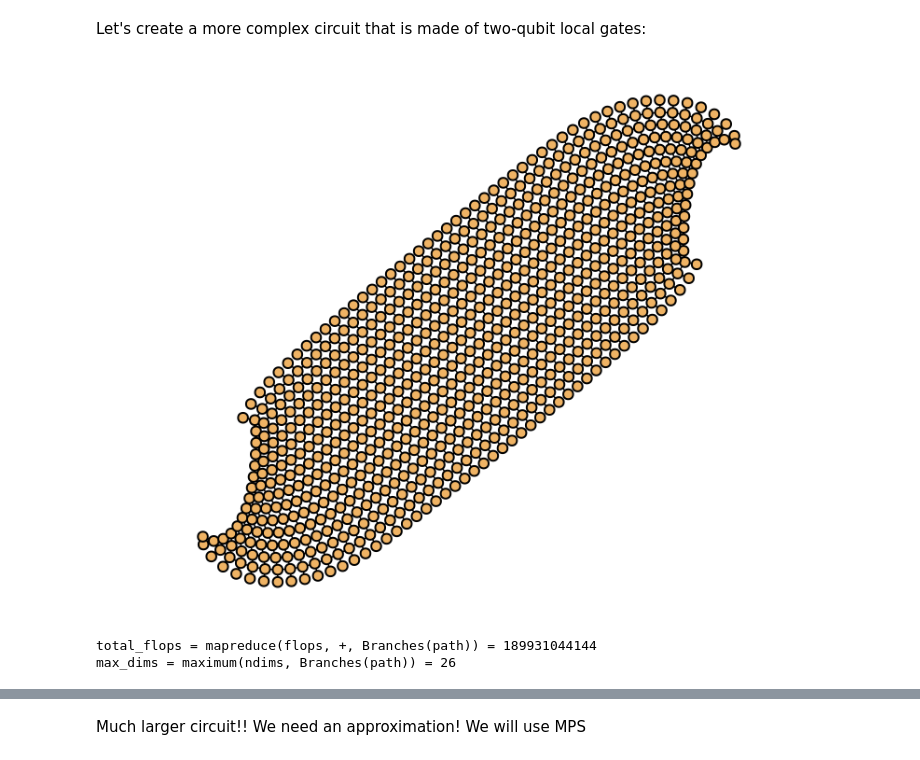
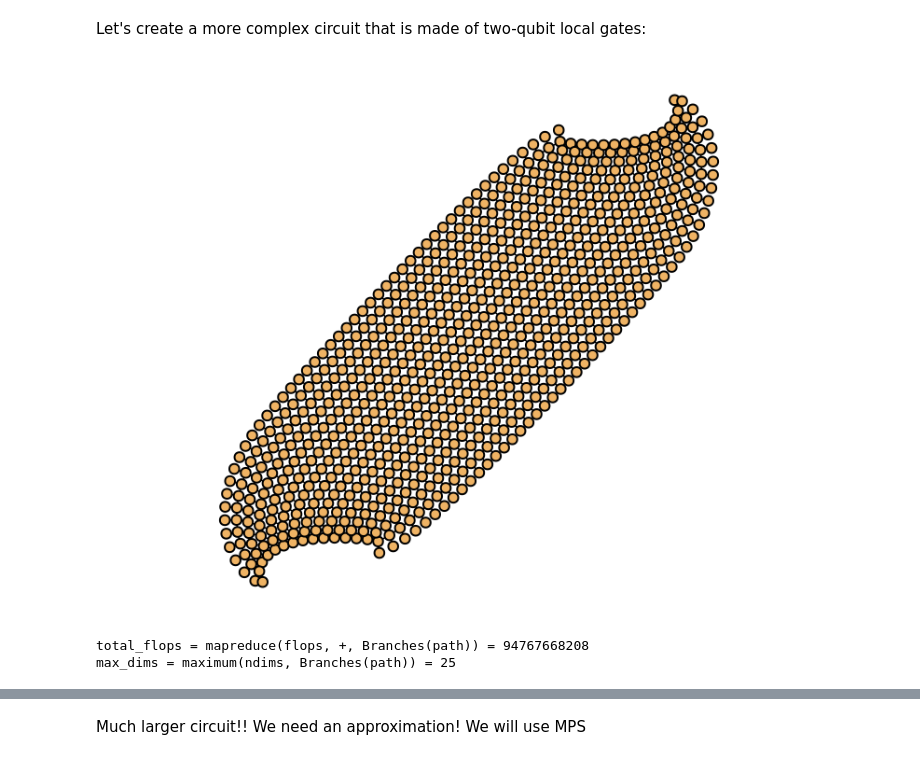
Before and after one commit to bsc-quantic/benasque-notebook, a Jupyter notebook: notebook.ipynb, the cells around one changed output, grey strips where cells are left out. Drawn from its saved outputs; the diff is of its cells as text; code cells hidden in the pictures.

```diff
--- a/notebook.ipynb
+++ b/notebook.ipynb
@@ -133,24 +123,22 @@ for i in 1:depth
     end
 end
 # %%
-qtn = Quantum(circ)
+U = Quantum(circ)
 
 ψᵢₙ = Product(fill([1, 0], n))
 ψₒᵤₜ = Product(fill([1, 0], n))
 
-Qrochet.@reindex! inputs(qtn) => outputs(ψᵢₙ)
-Qrochet.@reindex! outputs(qtn) => outputs(ψₒᵤₜ)
-
-tn = merge(TensorNetwork(ψᵢₙ), TensorNetwork(qtn), TensorNetwork(ψₒᵤₜ))
+qtn = merge(Quantum(ψᵢₙ), U, Quantum(ψₒᵤₜ)')
+tn = TensorNetwork(qtn)
 
 plot(tn; layout=Stress())
 # %% [output]
-[figure, old version]
+[figure, new version]
 # %%
 path = einexpr(tn, optimizer=Greedy())
 
 @show total_flops = mapreduce(flops, +, Branches(path))
 @show max_dims = maximum(ndims, Branches(path));
 # %% [output]
-total_flops = mapreduce(flops, +, Branches(path)) = 189931044144
-max_dims = maximum(ndims, Branches(path)) = 26
+total_flops = mapreduce(flops, +, Branches(path)) = 94767668208
+max_dims = maximum(ndims, Branches(path)) = 25
```
Also changed, not shown: parts of 14 cells of this notebook.
